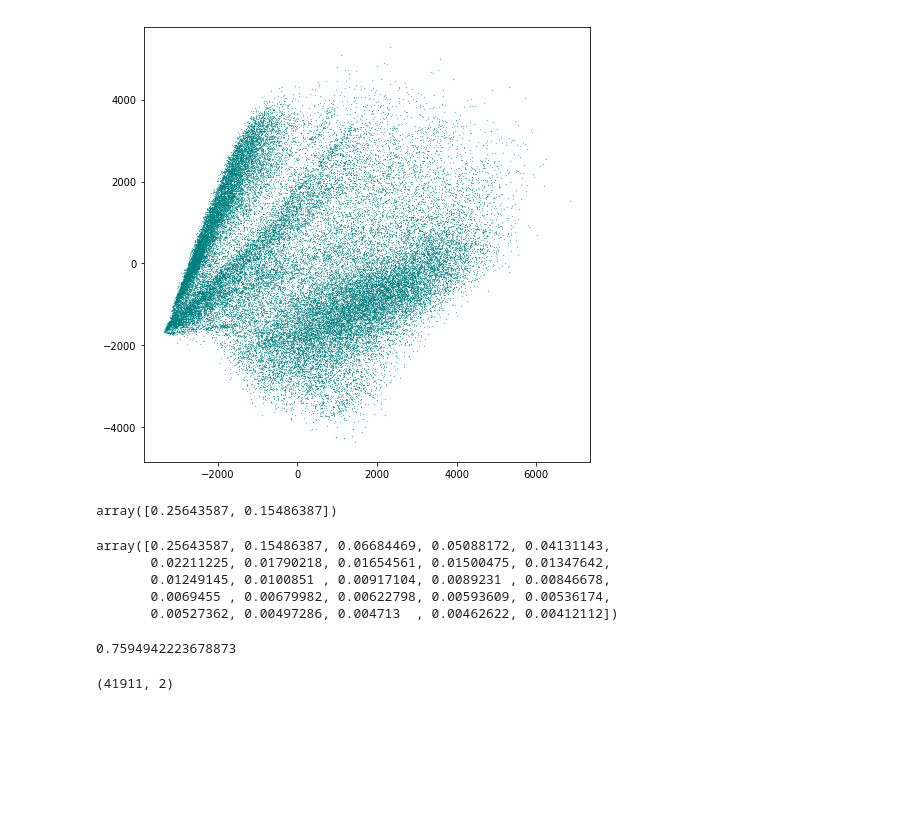
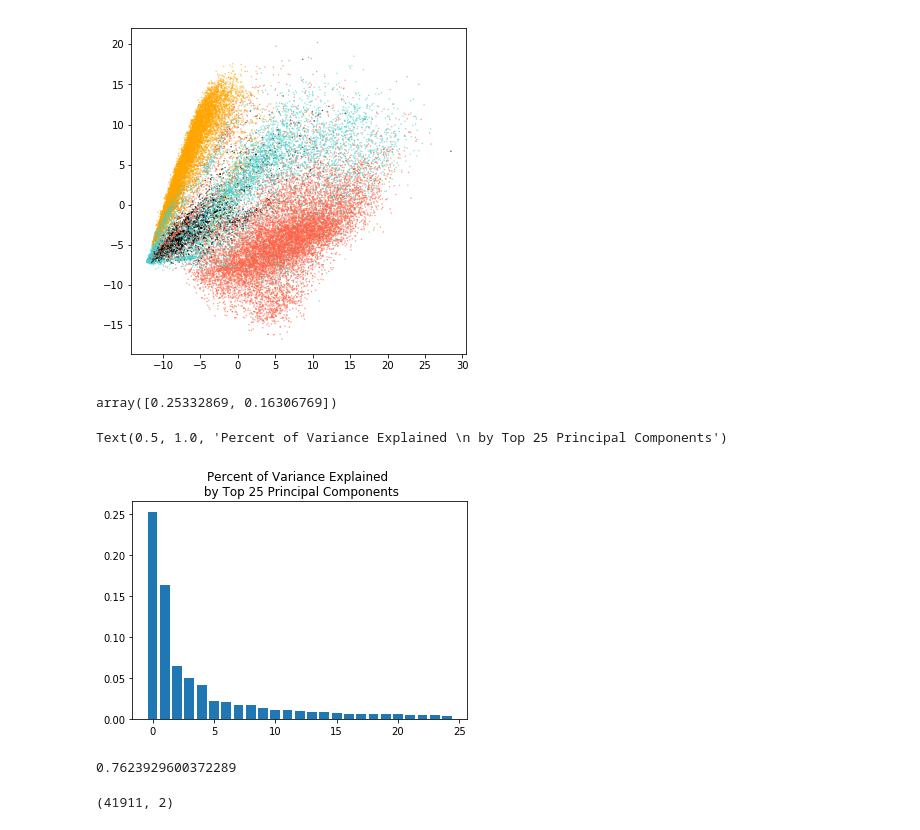
Before and after one commit to kellystroh/Inventory-Image-Classification, a Jupyter notebook: PCA.ipynb, the cells around one changed output. Cells and saved outputs as stored; diff of their text form; code cells hidden in the pictures; blank space fills up the shorter version.

Commit message:
run PCA and TSNE with updated data sets

```diff
--- a/PCA.ipynb
+++ b/PCA.ipynb
@@ -10,39 +6,39 @@ cd ..
 # %%
-df= pd.read_csv('data/labels_df.csv')
+df= pd.read_csv('data/full_labels_df.csv')
 # %%
 loaded2 = np.load('data/full_image_arr.npz')
-image_arr = loaded2['b']
+image_arr = loaded2['b']/255
 # %%
 from sklearn.decomposition import PCA
 # %%
 pca = PCA(n_components=2, )
 # %%
 full_pca = pca.fit_transform(image_arr)
-# %%
-fig, ax = plt.subplots(figsize=(8,8))
-ax.scatter(*full_pca.T, s=.05 , color='teal');
-# %% [output]
-[figure, removed]
+# %%
+masterCat_colors = {'Apparel':'#FF6347','Accessories':'#48D1CC','Footwear':'#FFA500', 'Personal Care': 'black'}
+df['colors'] = df['masterCategory'].apply(lambda x: masterCat_colors[x])
+fig, ax = plt.subplots(figsize=(6,6))
+ax.scatter( *full_pca.T, s=.1 , color=df['colors']);
+# %% [output]
+[figure, added]
 # %%
 pca.explained_variance_ratio_
 # %% [output]
-array([0.25643587, 0.15486387])
+array([0.25332869, 0.16306769])
 # %%
 pca25 = PCA(n_components=25)
 # %%
 full_pca25 = pca25.fit_transform(image_arr)
-# %%
-pca25.explained_variance_ratio_
-# %% [output]
-array([0.25643587, 0.15486387, 0.06684469, 0.05088172, 0.04131143,
-       0.02211225, 0.01790218, 0.01654561, 0.01500475, 0.01347642,
-       0.01249145, 0.0100851 , 0.00917104, 0.0089231 , 0.00846678,
-       0.0069455 , 0.00679982, 0.00622798, 0.00593609, 0.00536174,
-       0.00527362, 0.00497286, 0.004713  , 0.00462622, 0.00412112])
+# %%
+plt.bar(range(25),pca25.explained_variance_ratio_)
+plt.title('Percent of Variance Explained \n by Top 25 Principal Components')
+# %% [output]
+Text(0.5, 1.0, 'Percent of Variance Explained \n by Top 25 Principal Components')
+[figure, added]
 # %%
 pca25.explained_variance_ratio_[:25].sum()
 # %% [output]
-0.7594942223678873
+0.7623929600372289
 # %%
 from sklearn.cluster import KMeans
 # %%
```
Also changed, not shown: parts of 1 cell of this notebook, 2 other files.
